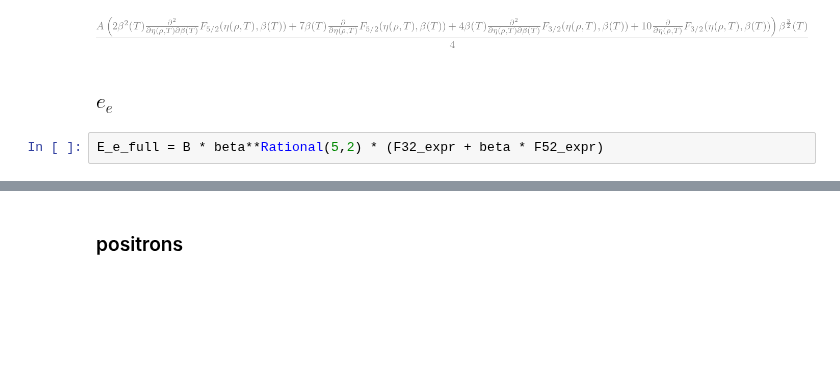
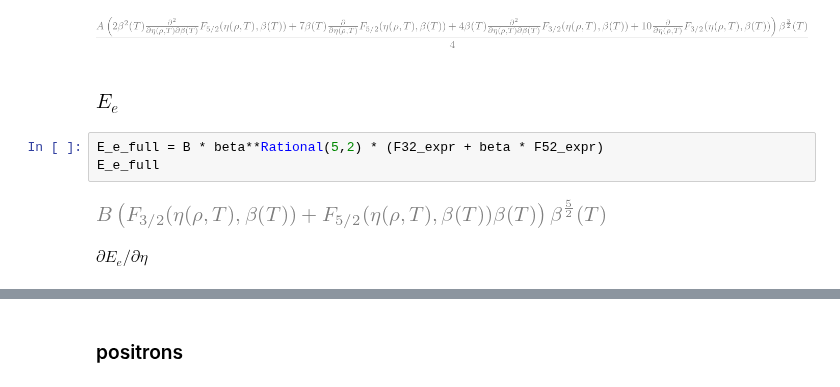
Before and after one commit to zingale/electron_positron_cxx, a Jupyter notebook: degenerate_derivatives.ipynb, the cells around one changed output, grey strips where cells are left out. Saved outputs shown, nothing was run; the diff lists cells and outputs as text; blank space fills up the shorter version.

```diff
--- a/degenerate_derivatives.ipynb
+++ b/degenerate_derivatives.ipynb
@@ -350,9 +352,14 @@ simplify(d2pe_detadbeta)
 # %% [output]
 [figure]
 # %% [markdown]
-### $e_e$
+### $E_e$
 # %%
 E_e_full = B * beta**Rational(5,2) * (F32_expr + beta * F52_expr)
+E_e_full
+# %% [output]
+[figure, added]
+# %% [markdown]
+$\partial E_e/\partial \eta$
 # %%
 dEe_deta = diff(E_e_full, eta)
 simplify(dEe_deta)
```
Also changed, not shown: parts of 28 cells of this notebook.
